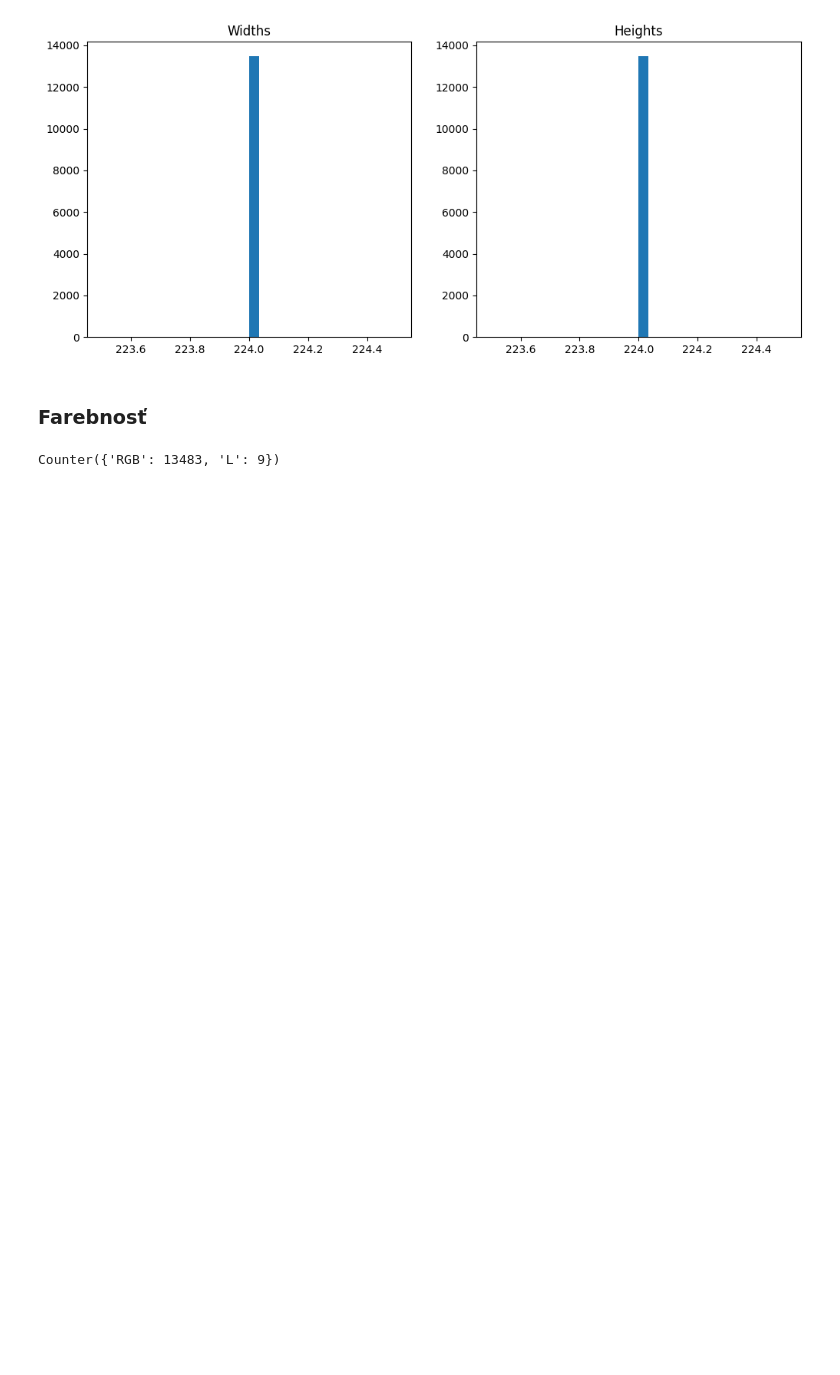
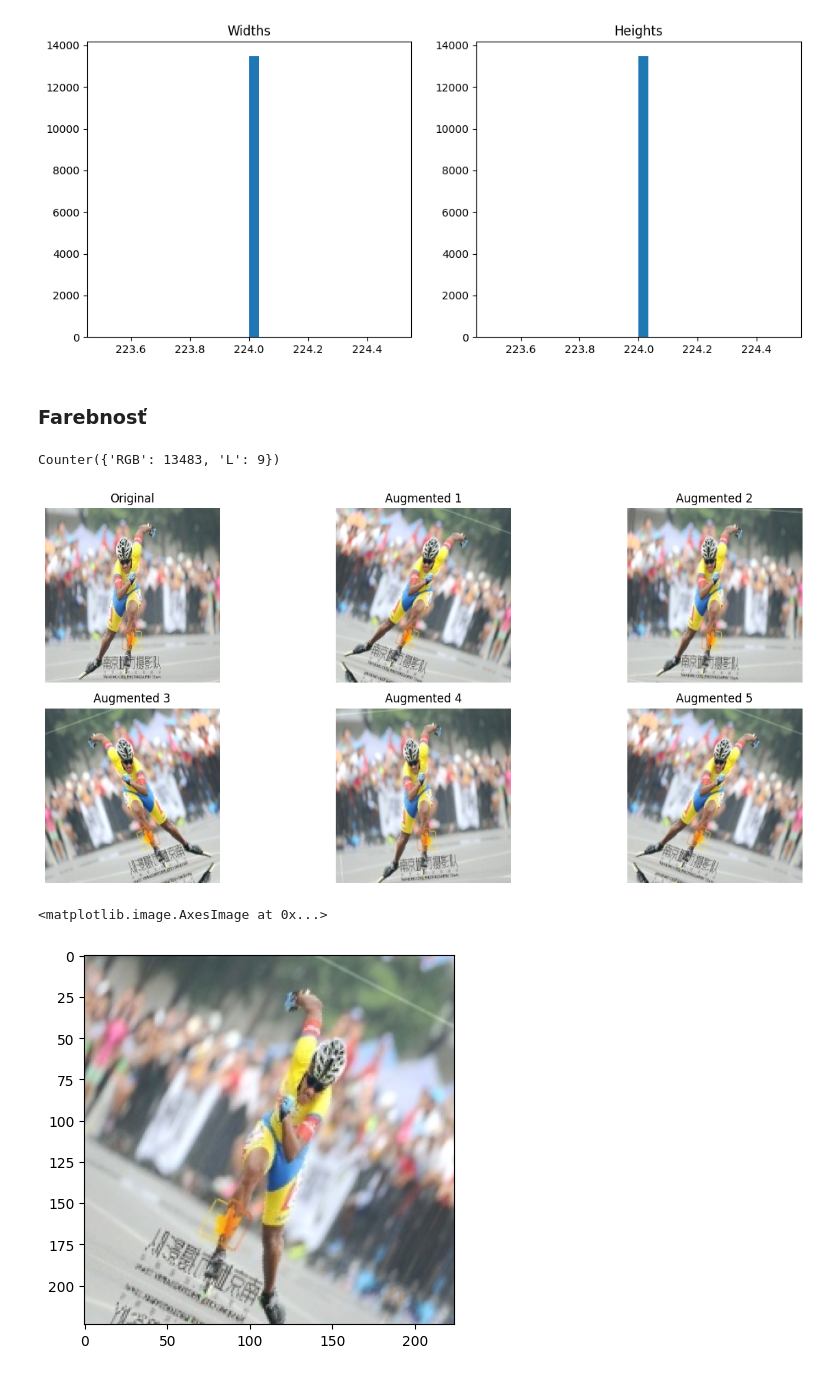
Before and after one commit to xporubskyj/ZNUES_projekt2, a Jupyter notebook: EDA_preprocessing.ipynb, the cells around one changed output. Drawn from its saved outputs; the diff is of its cells as text; code cells hidden in the pictures; blank space fills up the shorter version.

Commit message:
data  augmentation

```diff
--- a/EDA_preprocessing.ipynb
+++ b/EDA_preprocessing.ipynb
@@ -158,3 +160,47 @@ def analyze_colors(classes, path):
 analyze_colors(classes, train_path)
 # %% [output]
 Counter({'RGB': 13483, 'L': 9})
+# %%
+data_augmentation = tf.keras.Sequential([
+    tf.keras.layers.RandomFlip("horizontal"),
+    tf.keras.layers.RandomRotation(0.1),
+    tf.keras.layers.RandomContrast(0.1),
+])
+
+preprocessing = tf.keras.Sequential([
+    tf.keras.layers.Rescaling(1./255)
+])
+# %%
+train_path = os.path.join(path, "train")
+
+classes = os.listdir(train_path)
+cls = random.choice(classes)
+img_file = random.choice(os.listdir(os.path.join(train_path, cls)))
+
+img_path = os.path.join(train_path, cls, img_file)
+
+img = Image.open(img_path).resize((224, 224))
+img_array = tf.keras.preprocessing.image.img_to_array(img)
+
+img_batch = tf.expand_dims(img_array, axis=0)
+
+plt.figure(figsize=(14, 6))
+
+plt.subplot(2, 3, 1)
+plt.imshow(img)
+plt.title("Original")
+plt.axis("off")
+
+for i in range(5):
+    aug_img = data_augmentation(img_batch)[0].numpy().astype("uint8")
+    plt.subplot(2, 3, i+2)
+    plt.imshow(aug_img)
+    plt.title(f"Augmented {i+1}")
+    plt.axis("off")
+
+plt.tight_layout()
+plt.show()
+# %% [output]
+[figure, added]
+<matplotlib.image.AxesImage at 0x...>
+[figure, added]
```
Also changed, not shown: parts of 3 cells of this notebook.
